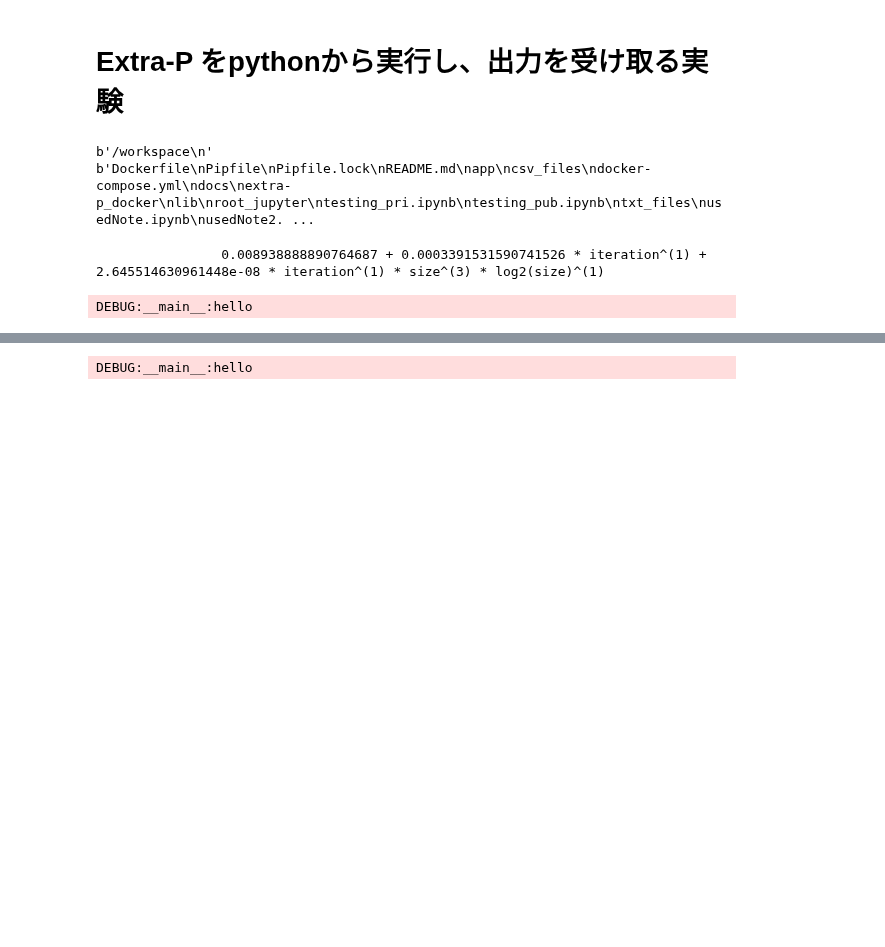
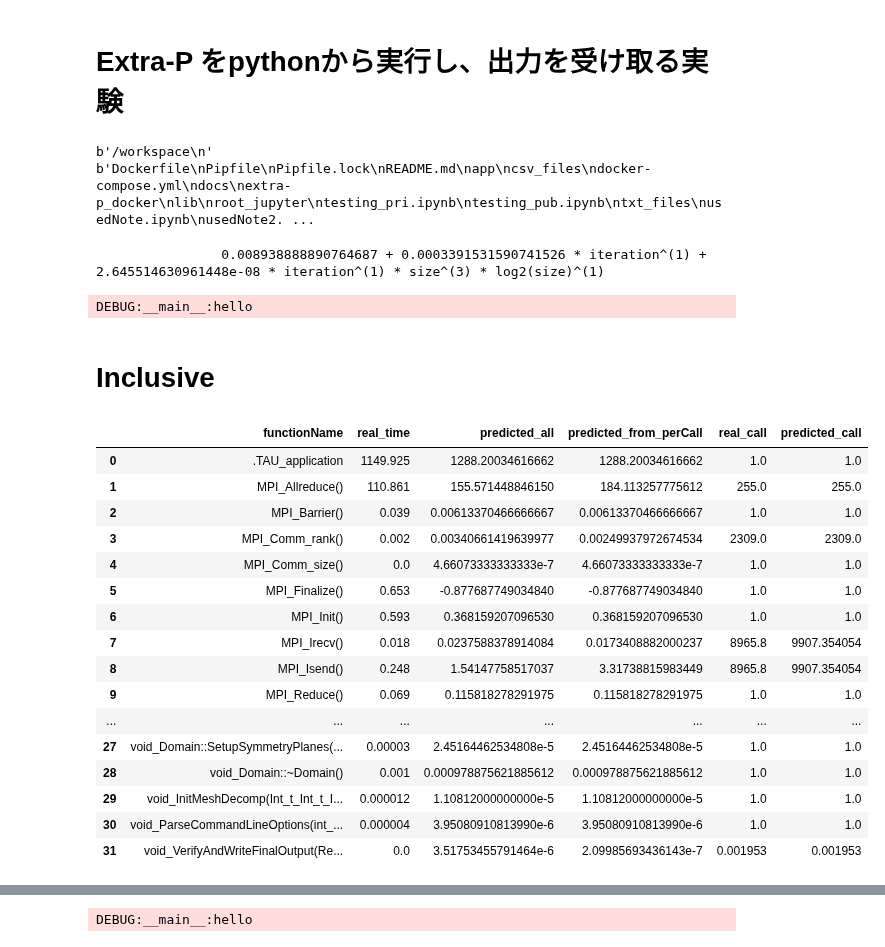
Before and after one commit to arima0714/Lab00, a Jupyter notebook: usedNote4.ipynb, the cells around one changed output, grey strips where cells are left out. Saved outputs shown, nothing was run; the diff lists cells and outputs as text; code cells hidden in the pictures; blank space fills up the shorter version.

Commit message:
Inclusiveの結果を使用済みノートに移動

```diff
--- a/usedNote4.ipynb
+++ b/usedNote4.ipynb
@@ -1630,3 +1630,5 @@ lulesh_iterations: list[int] = [8, 16, 32, 64, 128, 256]
 lulesh_sizes: list[int] = [16, 24, 32, 48, 64, 128]
 # %% [output]
 DEBUG:__main__:hello
+# %% [markdown]
+# Inclusive
@@ -1632,0 +1830,20 @@ DEBUG:__main__:hello
+# %%
+pd.concat(list_series, axis=1).T
+# %% [output]
+|  | functionName | real_time | predicted_all | predicted_from_perCall | real_call | predicted_call |
+| 0 | .TAU_application | 1149.925 | 1288.20034616662 | 1288.20034616662 | 1.0 | 1.0 |
+| 1 | MPI_Allreduce() | 110.861 | 155.571448846150 | 184.113257775612 | 255.0 | 255.0 |
+| 2 | MPI_Barrier() | 0.039 | 0.00613370466666667 | 0.00613370466666667 | 1.0 | 1.0 |
+| 3 | MPI_Comm_rank() | 0.002 | 0.00340661419639977 | 0.00249937972674534 | 2309.0 | 2309.0 |
+| 4 | MPI_Comm_size() | 0.0 | 4.66073333333333e-7 | 4.66073333333333e-7 | 1.0 | 1.0 |
+| 5 | MPI_Finalize() | 0.653 | -0.877687749034840 | -0.877687749034840 | 1.0 | 1.0 |
+| 6 | MPI_Init() | 0.593 | 0.368159207096530 | 0.368159207096530 | 1.0 | 1.0 |
+| 7 | MPI_Irecv() | 0.018 | 0.0237588378914084 | 0.0173408882000237 | 8965.8 | 9907.354054 |
+| 8 | MPI_Isend() | 0.248 | 1.54147758517037 | 3.31738815983449 | 8965.8 | 9907.354054 |
+| 9 | MPI_Reduce() | 0.069 | 0.115818278291975 | 0.115818278291975 | 1.0 | 1.0 |
+| ... | ... | ... | ... | ... | ... | ... |
+| 27 | void_Domain::SetupSymmetryPlanes(... | 0.00003 | 2.45164462534808e-5 | 2.45164462534808e-5 | 1.0 | 1.0 |
+| 28 | void_Domain::~Domain() | 0.001 | 0.000978875621885612 | 0.000978875621885612 | 1.0 | 1.0 |
+| 29 | void_InitMeshDecomp(Int_t_Int_t_I... | 0.000012 | 1.10812000000000e-5 | 1.10812000000000e-5 | 1.0 | 1.0 |
+| 30 | void_ParseCommandLineOptions(int_... | 0.000004 | 3.95080910813990e-6 | 3.95080910813990e-6 | 1.0 | 1.0 |
+| 31 | void_VerifyAndWriteFinalOutput(Re... | 0.0 | 3.51753455791464e-6 | 2.09985693436143e-7 | 0.001953 | 0.001953 |
```
Also changed, not shown: parts of 2 cells of this notebook, 1 other file.
